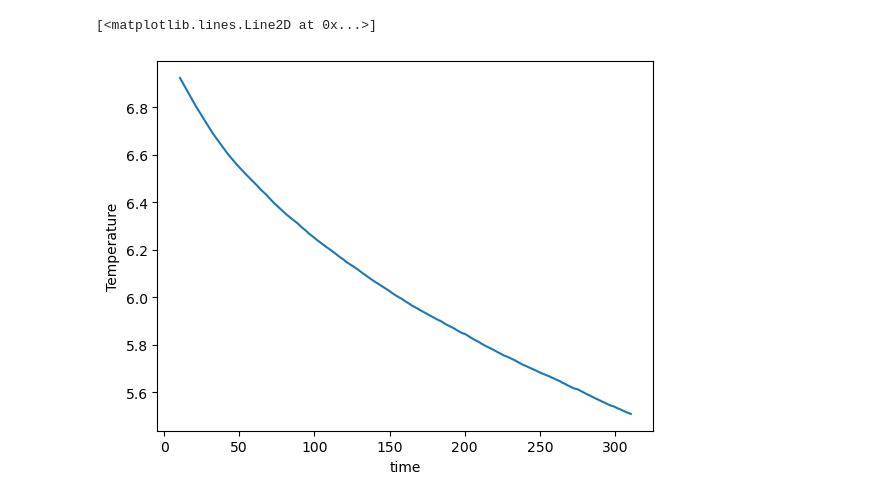
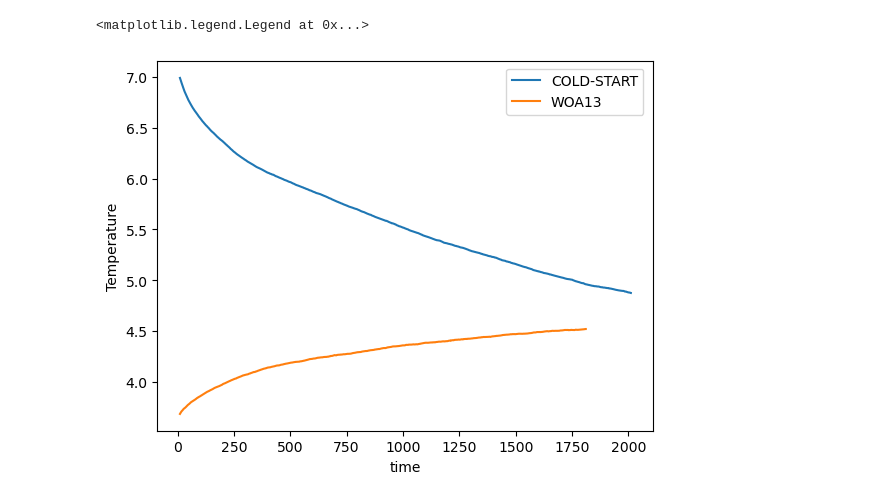
Before and after one commit to asozza/ecearth-outpost, a Jupyter notebook: notebooks/test_timeseries.ipynb, the cells around one changed output. Saved outputs shown, nothing was run; the diff lists cells and outputs as text; code cells hidden in the pictures.

```diff
--- a/notebooks/test_timeseries.ipynb
+++ b/notebooks/test_timeseries.ipynb
@@ -5,5 +5,11 @@ import matplotlib.pyplot as plt
 # %%
 from ecpost.core.graphics.timeseries import timeseries
 # %%
-timeseries(expname='pi00', startyear=2000, endyear=2300, varname='thetao', avetype='moving')
+timeseries(expname='cs00', startyear=2000, endyear=4000, varname='thetao', avetype='moving', label='COLD-START')
+timeseries(expname='cw00', startyear=2000, endyear=3800, varname='thetao', avetype='moving', label='WOA13')
+plt.legend(
+    bbox_to_anchor=(0.98, 0.98),  # x, y coordinates for legend placement
+    loc='upper right',         # Location of the legend relative to bbox_to_anchor
+    borderaxespad=0           # Padding between the legend and the plot
+)
 # %% [output]
@@ -12,2 +20,2 @@ timeseries(expname='pi00', startyear=2000, endyear=2300, varname='thetao', avety
-[<matplotlib.lines.Line2D at 0x...>]
+<matplotlib.legend.Legend at 0x...>
-[figure, old version]
+[figure, new version]
```
Also changed, not shown: parts of 1 cell of this notebook, 1 other file.
